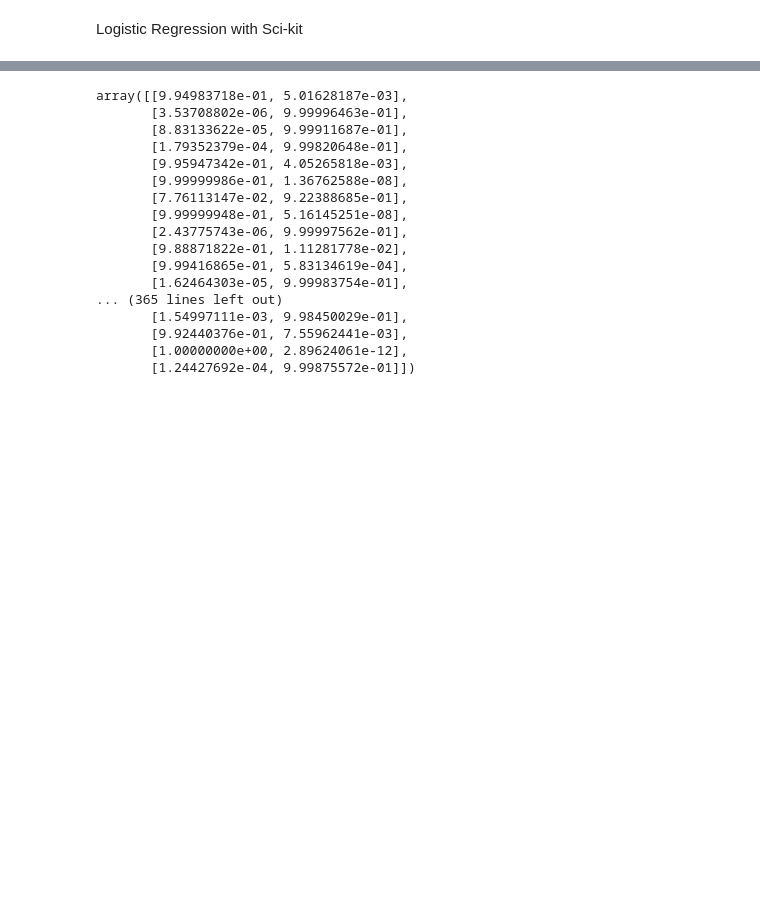
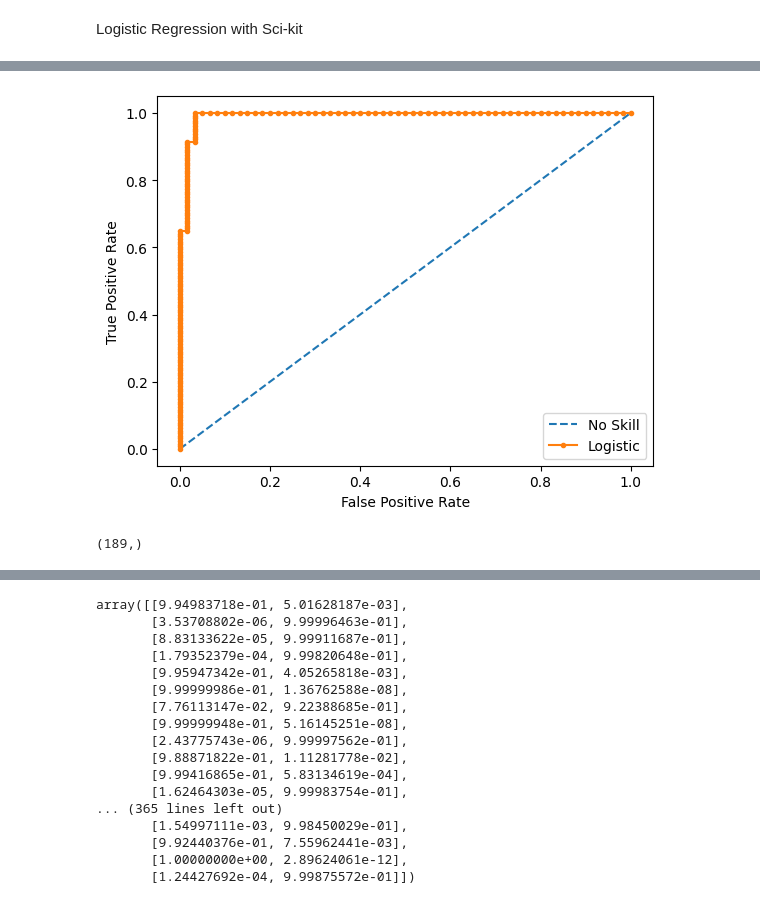
Before and after one commit to Markeloen/ECE718, a Jupyter notebook: Assignment3.ipynb, the cells around one changed output, grey strips where cells are left out. Saved outputs shown, nothing was run; the diff lists cells and outputs as text; code cells hidden in the pictures; blank space fills up the shorter version.

```diff
--- a/Assignment3.ipynb
+++ b/Assignment3.ipynb
@@ -197,0 +153,47 @@ plt.show()
+# %%
+from sklearn.linear_model import LogisticRegression
+from sklearn.metrics import roc_curve
+
+
+clf = LogisticRegression(random_state=0)
+clf.fit(X_train, y_train)
+yhat = clf.predict_proba(X_test)
+yhat = yhat[:, 1]
+
+fpr, tpr, thresholds = roc_curve(y_test, yhat,drop_intermediate=False)
+
+w_lf = clf.coef_
+w.shape
+
+
+TPR_SCI = []
+specifity_SCI = []
+FPR_SCI = []
+miss_classification_rate_all_SCI = []
+
+# theta = np.linspace(-20,40,1000)
+# theta_l = 1/(1+np.exp(-theta))
+for THRESHOLD in theta:
+
+    preds = np.where(yhat > THRESHOLD, 1, 0)
+
+    miss_classification_rate, TPR, FPR, specificity, TP, TN, FP, FN = confusion_matrix(preds, y_test)
+
+    miss_classification_rate_all_SCI.append(miss_classification_rate)
+    specifity_SCI.append(specificity)
+    TPR_SCI.append(TPR)
+    FPR_SCI.append(FPR)
+
+
+
+# plt.plot(FPR_SCI, TPR_SCI)
+plt.plot([0,1], [0,1], linestyle='--', label='No Skill')
+plt.plot(fpr, tpr, marker='.', label='Logistic')
+plt.xlabel('False Positive Rate')
+plt.ylabel('True Positive Rate')
+plt.legend()
+# show the plot
+plt.show()
+# %% [output]
+[figure, added]
+(189,)
```
Also changed, not shown: parts of 6 cells of this notebook.
